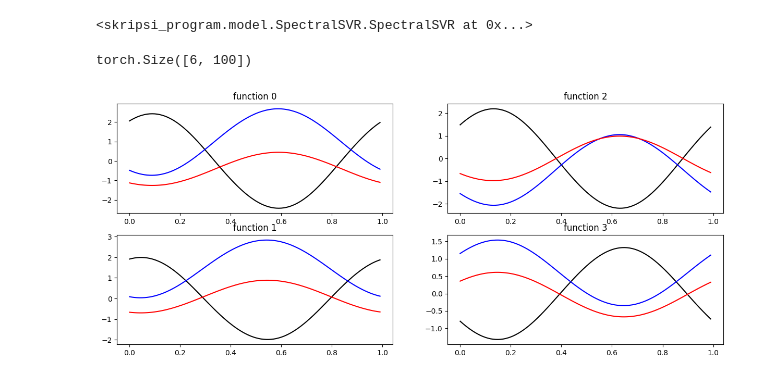
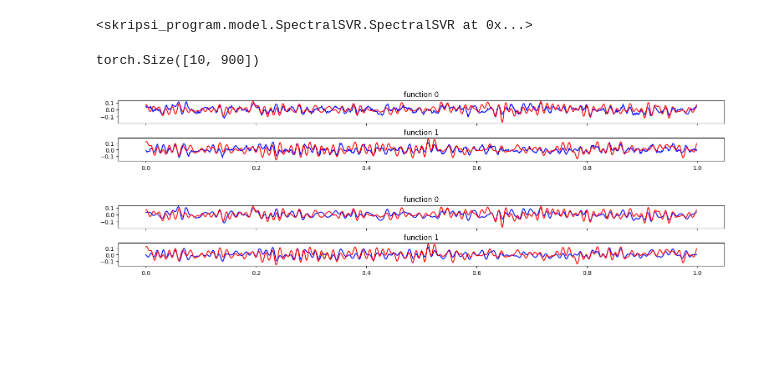
Before and after one commit to nidduzzi/SpectralSVR, a Jupyter notebook: notebooks/spectralsvr.ipynb, the cells around one changed output. Drawn from its saved outputs; the diff is of its cells as text; code cells hidden in the pictures; blank space fills up the shorter version.

```diff
--- a/notebooks/spectralsvr.ipynb
+++ b/notebooks/spectralsvr.ipynb
@@ -7,14 +8,14 @@ import matplotlib.pyplot as plt
 %matplotlib inline
 # %%
 generator = torch.Generator().manual_seed(42)
-modes = [2]
-prod_modes = 2
-num_samples = 4000
+modes = [200]
+prod_modes = int(np.prod(modes))
+num_samples = 201
 k = FourierBasis.waveNumber(prod_modes)
-u_coeff = FourierBasis.generateCoeff(num_samples, prod_modes, generator=generator)
-ut_coeff = u_coeff * 2j * torch.pi * k.T / prod_modes
-utt_coeff = ut_coeff * 2j * torch.pi * k.T / prod_modes # d2f/dt2
+u_coeff_clean = FourierBasis.generateCoeff(num_samples, prod_modes, generator=generator, random_func=torch.rand)
+ut_coeff_clean = u_coeff_clean * 2j * torch.pi * k.T / prod_modes
+utt_coeff_clean = ut_coeff_clean * 2j * torch.pi * k.T / prod_modes # d2f/dt2
 # u_coeff = u_coeff.reshape((-1, *modes))
 # f_coeff = f_coeff.reshape((-1, *modes))
-u_coeff.shape
+u_coeff_clean.shape
 # %% [output]
@@ -99,30 +105,53 @@ plt.show()
 # %%
+f_train, f_coeff_train, u_train, u_coeff_train = dataset_train[:]
+f_input_train = f_train
+# f_input_train = to_real_coeff(f_coeff_train)
+
 # model = SpectralSVR(FourierBasis(periods=periods), C=41.6207,sigma=4.0776, kernel="linear")
-model = SpectralSVR(FourierBasis(periods=periods), C=1.0, sigma=1.0, kernel="rbf", verbose=False)
+model = SpectralSVR(
+    FourierBasis(periods=periods),
+    C=1.0,
+    sigma=(f_input_train.var(0).sum())**.5,
+
+    # kernel="linear",
+    kernel="rbf",
+    # verbose="LSSVR",
+)
+model.train(f_input_train, u_coeff_train, modes)
+# lssvr.fit(points_sampled, u_sampled.T)
+# %% [output]
+<skripsi_program.model.SpectralSVR.SpectralSVR at 0x...>
-# %%
-f_input_train = f_train
-model.train(f_input_train, u_coeff_train, modes)
-# lssvr.fit(points_sampled, u_sampled.T)
-# %% [output]
-<skripsi_program.model.SpectralSVR.SpectralSVR at 0x...>
 # %%
-f_test, f_coeff_test, u_test, u_coeff_test = dataset_test[4:10]
+f_test, f_coeff_test, u_test, u_coeff_test = dataset_test[0:10]
 f_input_test = f_test
+# f_input_test = to_real_coeff(f_coeff_test)
 u_pred = model.forward(f_input_test, points_tt)
+u_coeff_pred = to_complex_coeff(model.svr.predict(f_input_test))
+u_pred_basis = FourierBasis(u_coeff_pred,periods)
+u_basis_pred = u_pred_basis.evaluate(points_tt)
 # u_pred = lssvr.predict(points_tt).T
 u_pred.shape
 # %% [output]
-torch.Size([6, 100])
+torch.Size([10, 900])
 # %%
-line_styles = ["solid", "dotted", "dashed", "dashdot"]
-fig, axs = plt.subplots(2,2, figsize=[15,6])
-for i, line_style in enumerate(line_styles):
-    # axs[i%2, i//2].scatter(points_sampled[:,1], u_sampled[i, :])
-    axs[i%2, i//2].plot(t, f_test[i].real, color="black")
-    axs[i%2, i//2].plot(t, u_test[i].real, color="blue")
-    axs[i%2, i//2].plot(t, u_pred[i].real, color='red')
-    axs[i%2, i//2].set_title(f"function {i}")
+# do this because forward in SpectralSVR isn't scaling invariant
+u_test_basis = FourierBasis(u_coeff_test)
+u_test_eval = u_test_basis.evaluate(points_tt)
+def plot_funcs(u_pred:torch.Tensor, u:torch.Tensor, n=6):
+    # line_styles = ["solid", "dotted", "dashed", "dashdot"]
+    fig, axs = plt.subplots(n, 1, figsize=[15, n], constrained_layout=True, sharex=True)
+    for i in range(n):
+        # axs[i%2, i//2].scatter(points_sampled[:,1], u_sampled[i, :])
+        # axs[i%2, i//2].plot(t, u_basis_pred[i].real, color="black")
+        # axs[i].plot(t, u_test[i].real, color="blue")
+        axs[i].plot(t, u[i].real, color="blue")
+        axs[i].plot(t, u_pred[i].real, color="red")
+        axs[i].set_title(f"function {i}")
 
-plt.show()
+    plt.show()
+
+plot_funcs(u_pred, u_test, 2)
+plot_funcs(u_pred, u_clean[dataset_test.indices[0:10]], 2)
 # %% [output]
-[figure, old version]
+[figure, new version]
+[figure, added]
```
Also changed, not shown: parts of 12 cells of this notebook, 3 other files.
